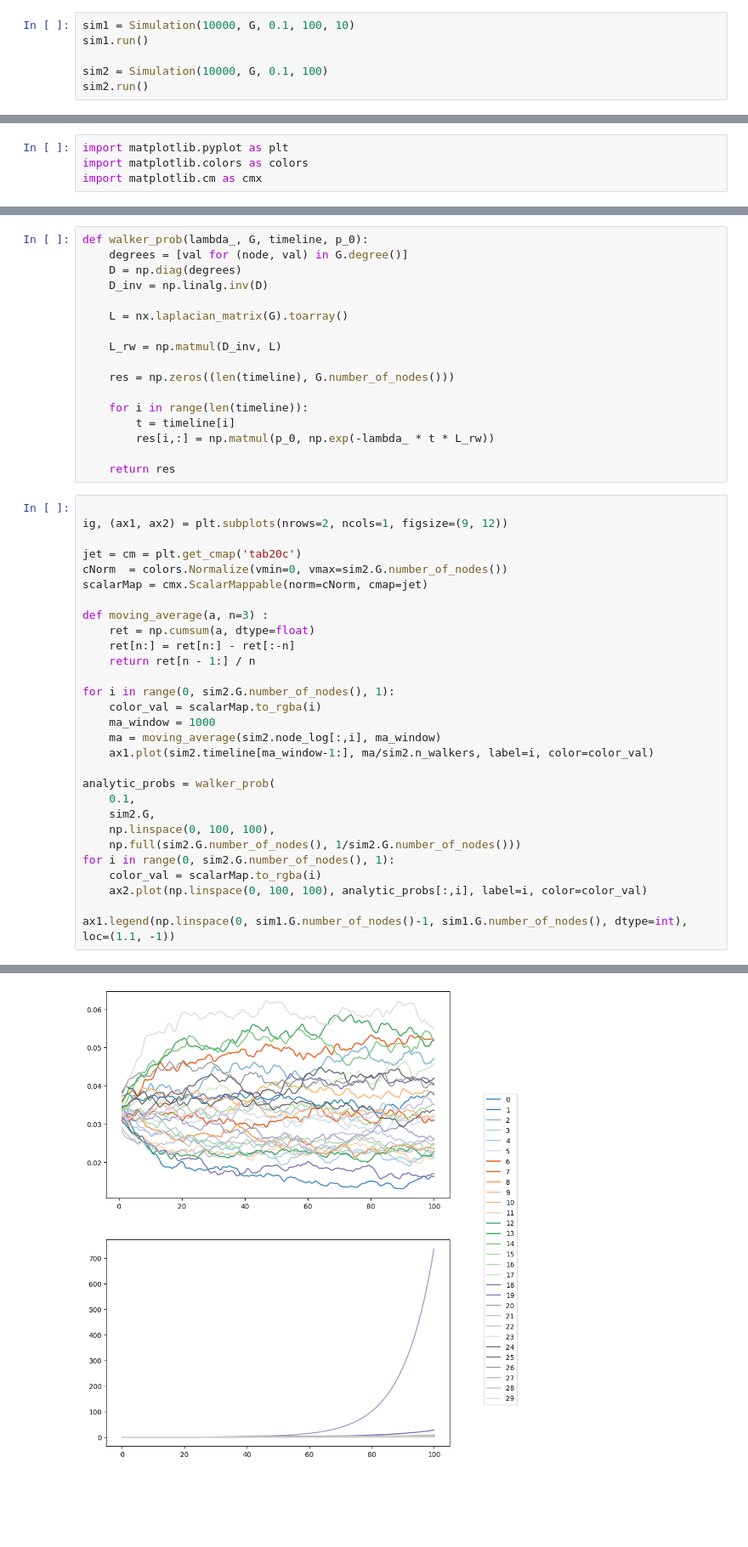
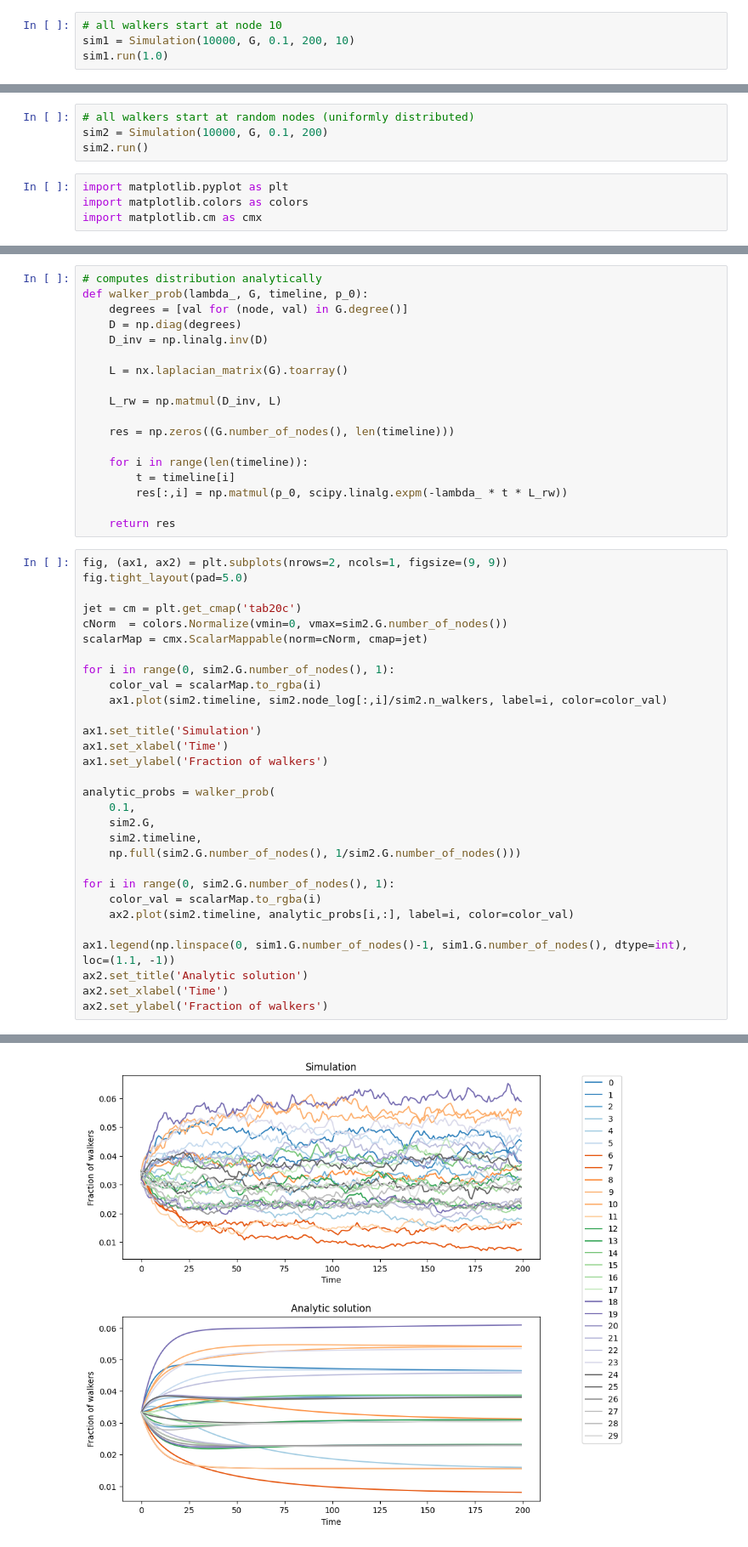
Before and after one commit to andrinr/uzh-networks, a Jupyter notebook: ex9/main.ipynb, the cells around one changed output, grey strips where cells are left out. Shown at 85% size. Drawn from its saved outputs; the diff is of its cells as text; blank space fills up the shorter version.

Commit message:
add random walker solution

```diff
--- a/ex9/main.ipynb
+++ b/ex9/main.ipynb
@@ -31,6 +32,4 @@ nx.draw(G, nodelist=d.keys(), node_size=[v * 5 for v in d.values()], with_labels
 # %%
-sim1 = Simulation(10000, G, 0.1, 100, 10)
-sim1.run()
-
-sim2 = Simulation(10000, G, 0.1, 100)
-sim2.run()
+# all walkers start at node 10
+sim1 = Simulation(10000, G, 0.1, 200, 10)
+sim1.run(1.0)
@@ -43,3 +36,7 @@ print(np.shape(sim2.timeline))
+# %%
+# all walkers start at random nodes (uniformly distributed)
+sim2 = Simulation(10000, G, 0.1, 200)
+sim2.run()
 # %%
 import matplotlib.pyplot as plt
 import matplotlib.colors as colors
@@ -117,4 +70,5 @@ ax2.hist(sim2.walker_log[0, :], bins=10)
 # %%
+# computes distribution analytically
 def walker_prob(lambda_, G, timeline, p_0):
     degrees = [val for (node, val) in G.degree()]
     D = np.diag(degrees)
@@ -124,40 +78,41 @@ def walker_prob(lambda_, G, timeline, p_0):
 
     L_rw = np.matmul(D_inv, L)
 
-    res = np.zeros((len(timeline), G.number_of_nodes()))
+    res = np.zeros((G.number_of_nodes(), len(timeline)))
 
     for i in range(len(timeline)):
         t = timeline[i]
-        res[i,:] = np.matmul(p_0, np.exp(-lambda_ * t * L_rw))
+        res[:,i] = np.matmul(p_0, scipy.linalg.expm(-lambda_ * t * L_rw))
 
     return res
 # %%
-
-ig, (ax1, ax2) = plt.subplots(nrows=2, ncols=1, figsize=(9, 12))
+fig, (ax1, ax2) = plt.subplots(nrows=2, ncols=1, figsize=(9, 9))
+fig.tight_layout(pad=5.0)
 
 jet = cm = plt.get_cmap('tab20c')
 cNorm  = colors.Normalize(vmin=0, vmax=sim2.G.number_of_nodes())
 scalarMap = cmx.ScalarMappable(norm=cNorm, cmap=jet)
 
-def moving_average(a, n=3) :
-    ret = np.cumsum(a, dtype=float)
-    ret[n:] = ret[n:] - ret[:-n]
-    return ret[n - 1:] / n
-
 for i in range(0, sim2.G.number_of_nodes(), 1):
     color_val = scalarMap.to_rgba(i)
-    ma_window = 1000
-    ma = moving_average(sim2.node_log[:,i], ma_window)
-    ax1.plot(sim2.timeline[ma_window-1:], ma/sim2.n_walkers, label=i, color=color_val)
+    ax1.plot(sim2.timeline, sim2.node_log[:,i]/sim2.n_walkers, label=i, color=color_val)
+
+ax1.set_title('Simulation')
+ax1.set_xlabel('Time')
+ax1.set_ylabel('Fraction of walkers')
 
 analytic_probs = walker_prob(
     0.1,
     sim2.G,
-    np.linspace(0, 100, 100),
+    sim2.timeline,
     np.full(sim2.G.number_of_nodes(), 1/sim2.G.number_of_nodes()))
+
 for i in range(0, sim2.G.number_of_nodes(), 1):
     color_val = scalarMap.to_rgba(i)
-    ax2.plot(np.linspace(0, 100, 100), analytic_probs[:,i], label=i, color=color_val)
+    ax2.plot(sim2.timeline, analytic_probs[i,:], label=i, color=color_val)
 
 ax1.legend(np.linspace(0, sim1.G.number_of_nodes()-1, sim1.G.number_of_nodes(), dtype=int), loc=(1.1, -1))
+ax2.set_title('Analytic solution')
+ax2.set_xlabel('Time')
+ax2.set_ylabel('Fraction of walkers')
 # %% [output]
@@ -165 +120 @@ ax1.legend(np.linspace(0, sim1.G.number_of_nodes()-1, sim1.G.number_of_nodes(),
-[figure, old version]
+[figure, new version]
```
Also changed, not shown: parts of 9 cells of this notebook, 1 other file.
